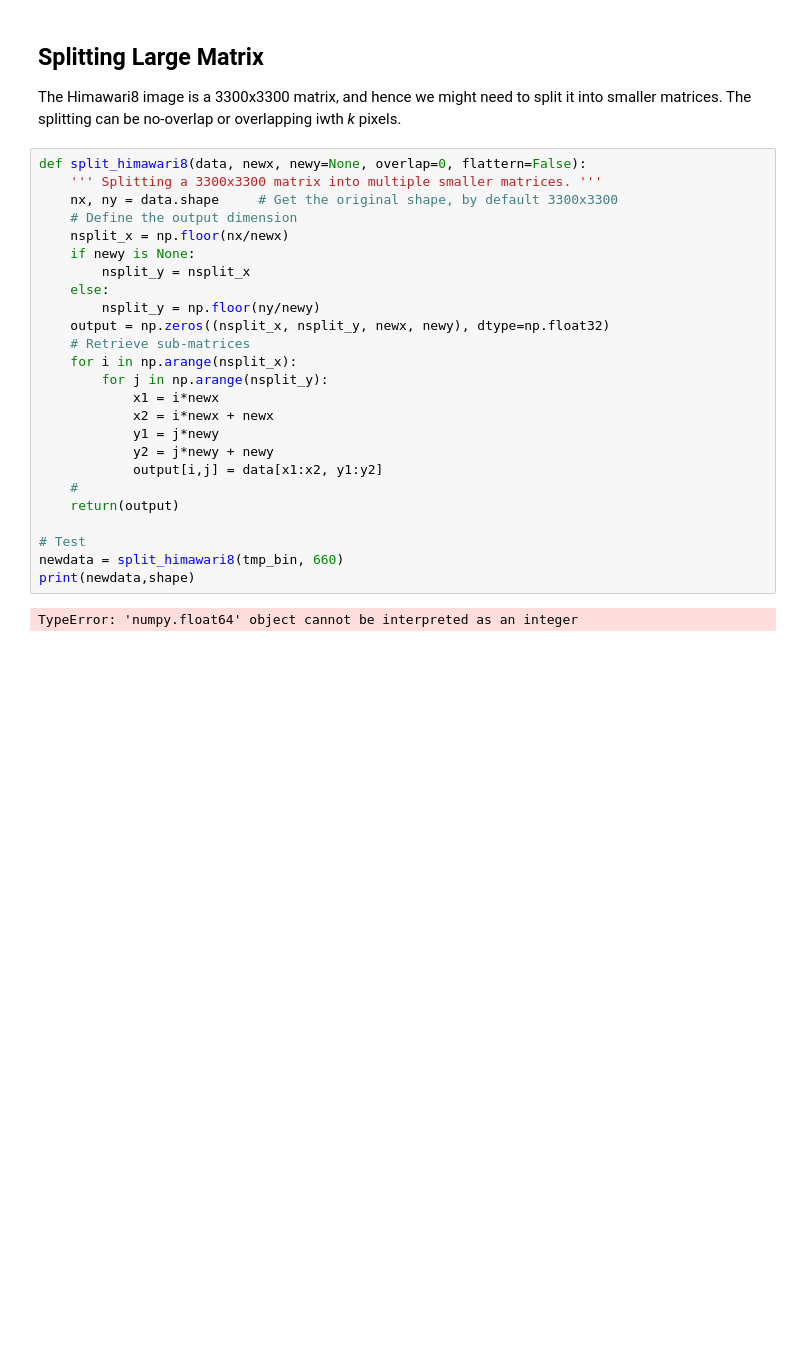
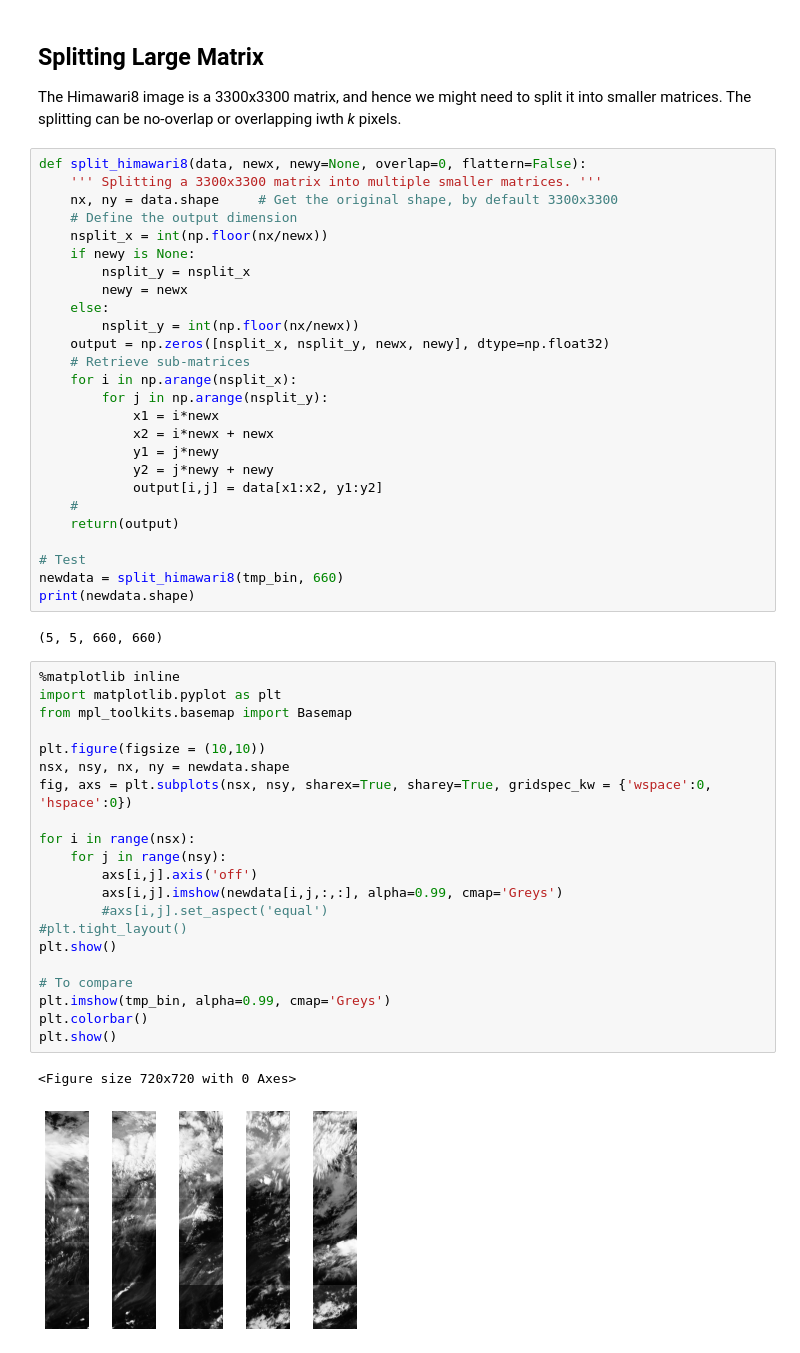
Before and after one commit to tingsyo/course_2020Q3_representation_learning, a Jupyter notebook: notebooks/example_himawari8.ipynb, the cells around one changed output. Saved outputs shown, nothing was run; the diff lists cells and outputs as text; blank space fills up the shorter version.

Commit message:
- Fixed and tested splitting image function

```diff
--- a/notebooks/example_himawari8.ipynb
+++ b/notebooks/example_himawari8.ipynb
@@ -97,12 +100,13 @@ def split_himawari8(data, newx, newy=None, overlap=0, flattern=False):
     ''' Splitting a 3300x3300 matrix into multiple smaller matrices. '''
     nx, ny = data.shape     # Get the original shape, by default 3300x3300
     # Define the output dimension
-    nsplit_x = np.floor(nx/newx)
+    nsplit_x = int(np.floor(nx/newx))
     if newy is None:
         nsplit_y = nsplit_x
+        newy = newx
     else:
-        nsplit_y = np.floor(ny/newy)
-    output = np.zeros((nsplit_x, nsplit_y, newx, newy), dtype=np.float32)
+        nsplit_y = int(np.floor(nx/newx))
+    output = np.zeros([nsplit_x, nsplit_y, newx, newy], dtype=np.float32)
     # Retrieve sub-matrices
     for i in np.arange(nsplit_x):
         for j in np.arange(nsplit_y):
@@ -116,6 +120,30 @@ def split_himawari8(data, newx, newy=None, overlap=0, flattern=False):
 
 # Test
 newdata = split_himawari8(tmp_bin, 660)
-print(newdata,shape)
+print(newdata.shape)
 # %% [output]
-TypeError: 'numpy.float64' object cannot be interpreted as an integer
+(5, 5, 660, 660)
+# %%
+%matplotlib inline
+import matplotlib.pyplot as plt
+from mpl_toolkits.basemap import Basemap
+
+plt.figure(figsize = (10,10))
+nsx, nsy, nx, ny = newdata.shape
+fig, axs = plt.subplots(nsx, nsy, sharex=True, sharey=True, gridspec_kw = {'wspace':0, 'hspace':0})
+
+for i in range(nsx):
+    for j in range(nsy):
+        axs[i,j].axis('off')
+        axs[i,j].imshow(newdata[i,j,:,:], alpha=0.99, cmap='Greys')
+        #axs[i,j].set_aspect('equal')
+#plt.tight_layout()
+plt.show()
+
+# To compare
+plt.imshow(tmp_bin, alpha=0.99, cmap='Greys')
+plt.colorbar()
+plt.show()
+# %% [output]
+<Figure size 720x720 with 0 Axes>
+[figure, added]
```
Also changed, not shown: parts of 3 cells of this notebook.
